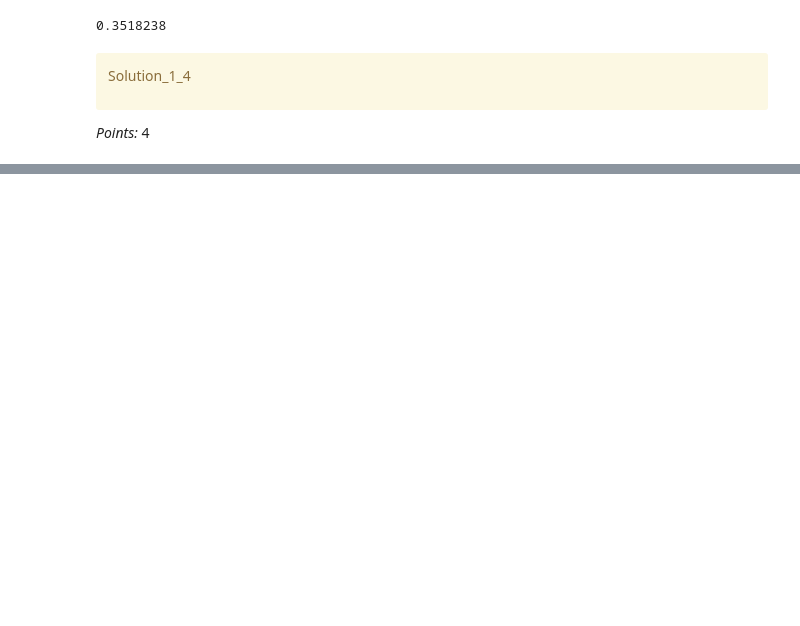
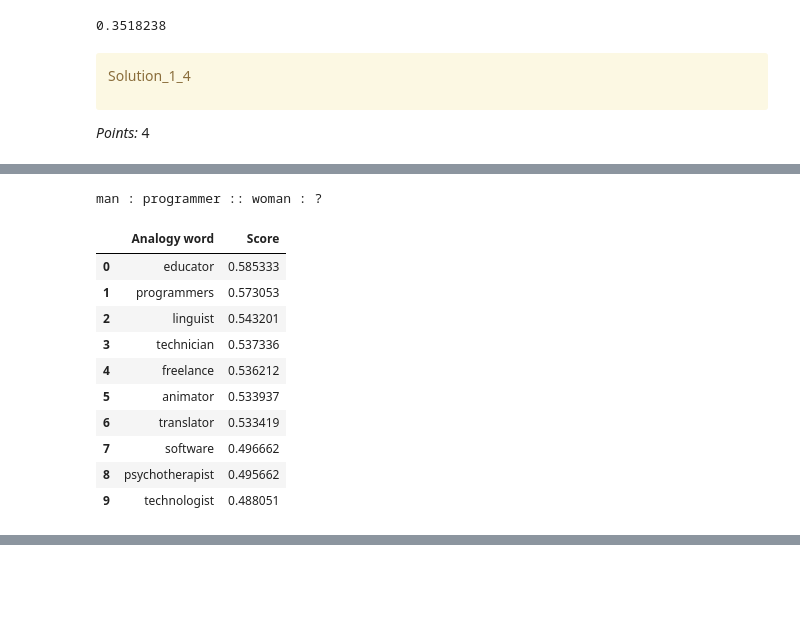
Before and after one commit to miketham24/cpsc330_hw7, a Jupyter notebook: hw7.ipynb, the cells around one changed output, grey strips where cells are left out. Saved outputs shown, nothing was run; the diff lists cells and outputs as text; code cells hidden in the pictures; blank space fills up the shorter version.

```diff
--- a/hw7.ipynb
+++ b/hw7.ipynb
@@ -338,0 +331,15 @@ man : king :: woman : ?
+# %%
+analogy("man", "programmer", "woman")
+# %% [output]
+man : programmer :: woman : ?
+|  | Analogy word | Score |
+| 0 | educator | 0.585333 |
+| 1 | programmers | 0.573053 |
+| 2 | linguist | 0.543201 |
+| 3 | technician | 0.537336 |
+| 4 | freelance | 0.536212 |
+| 5 | animator | 0.533937 |
+| 6 | translator | 0.533419 |
+| 7 | software | 0.496662 |
+| 8 | psychotherapist | 0.495662 |
+| 9 | technologist | 0.488051 |
```
Also changed, not shown: parts of 12 cells of this notebook, 1 other file.
